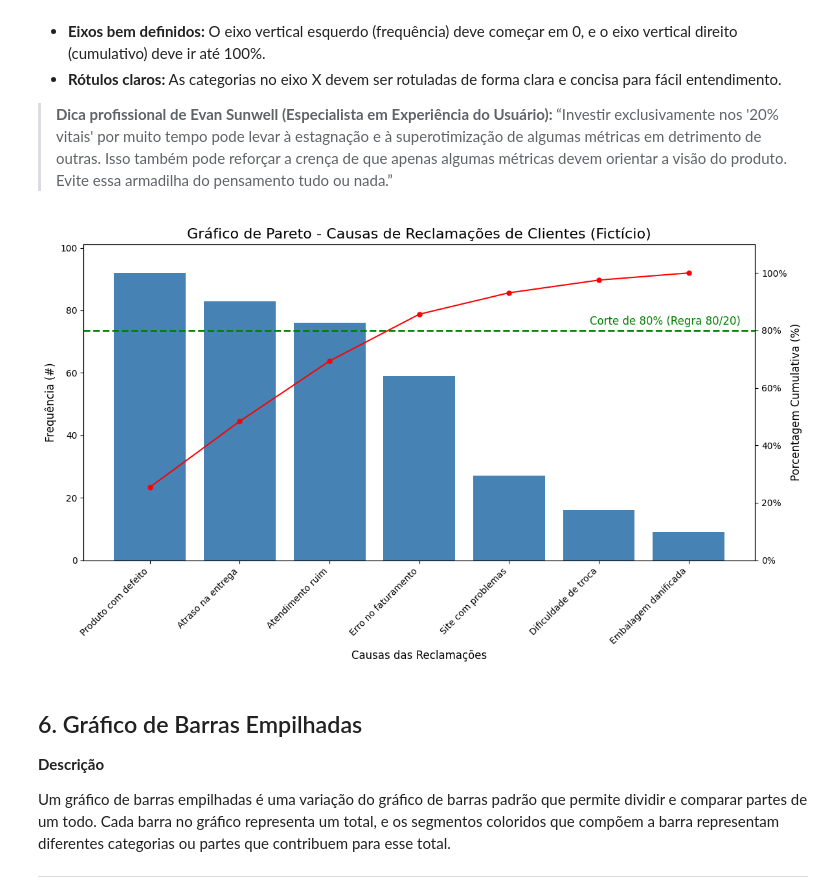
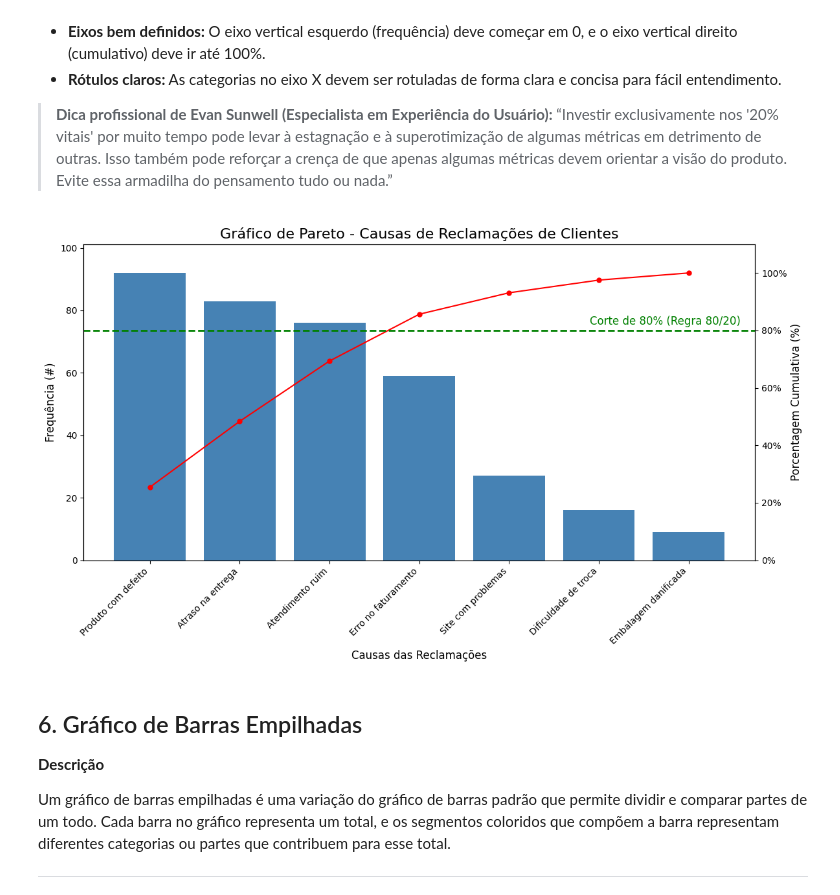
Before and after one commit to welson-rodrigues/tipos-de-graficos, a Jupyter notebook: atividade.ipynb, the cells around one changed output. Drawn from its saved outputs; the diff is of its cells as text; code cells hidden in the pictures.

```diff
--- a/atividade.ipynb
+++ b/atividade.ipynb
@@ -465,35 +429,35 @@ fig, ax1 = plt.subplots(figsize=(12, 7))
 
 # Plotar as barras de frequência
 ax1.bar(df['Causa'], df['Frequência'], color='steelblue')
 ax1.set_xlabel('Causas das Reclamações', fontsize=12)
 ax1.set_ylabel('Frequência (#)', fontsize=12)
 plt.xticks(rotation=45, ha='right', fontsize=10)
 
 # Criar o segundo eixo (para a linha cumulativa) que compartilha o mesmo eixo X
 ax2 = ax1.twinx()
 
 # Plotar a linha de porcentagem cumulativa
 ax2.plot(df['Causa'], df['Porcentagem Cumulativa'], color='red', marker='o', ms=5)
 ax2.set_ylabel('Porcentagem Cumulativa (%)', fontsize=12)
 
 # Formatar o segundo eixo Y para mostrar o símbolo de '%'
 ax2.yaxis.set_major_formatter(PercentFormatter())
 
 # Definir os limites dos eixos
 ax1.set_ylim(0, df['Frequência'].max() * 1.1)
 ax2.set_ylim(0, 110)
 
 # Adicionar a linha de 80% para a regra 80/20
 ax2.axhline(y=80, color='green', linestyle='--', linewidth=2)
 ax2.text(len(df['Causa'])*0.7, 82, 'Corte de 80% (Regra 80/20)', color='green', fontsize=12)
 
 # Título
-plt.title('Gráfico de Pareto - Causas de Reclamações de Clientes (Fictício)', fontsize=16)
+plt.title('Gráfico de Pareto - Causas de Reclamações de Clientes', fontsize=16)
 
 plt.tight_layout()
 plt.show()
 # %% [output]
-[figure, old version]
+[figure, new version]
 # %% [markdown]
 ## 6. Gráfico de Barras Empilhadas
 
```
Also changed, not shown: parts of 9 cells of this notebook.
